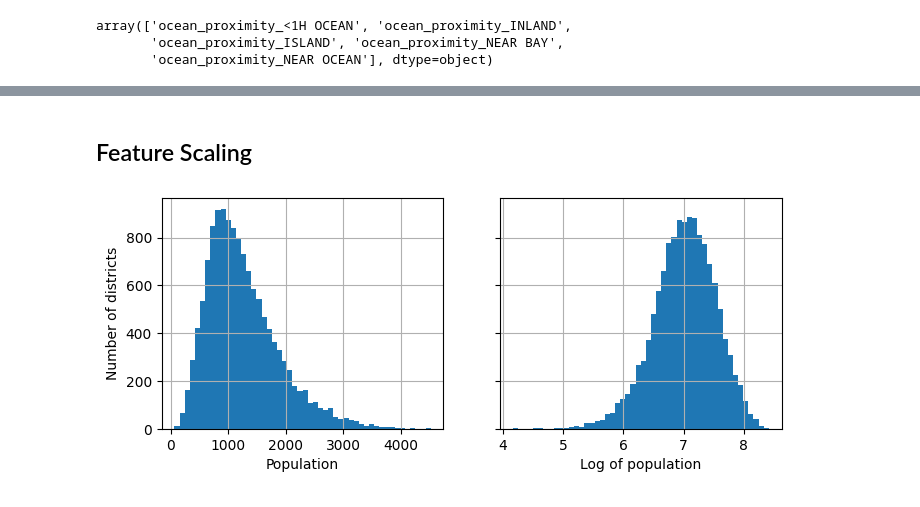
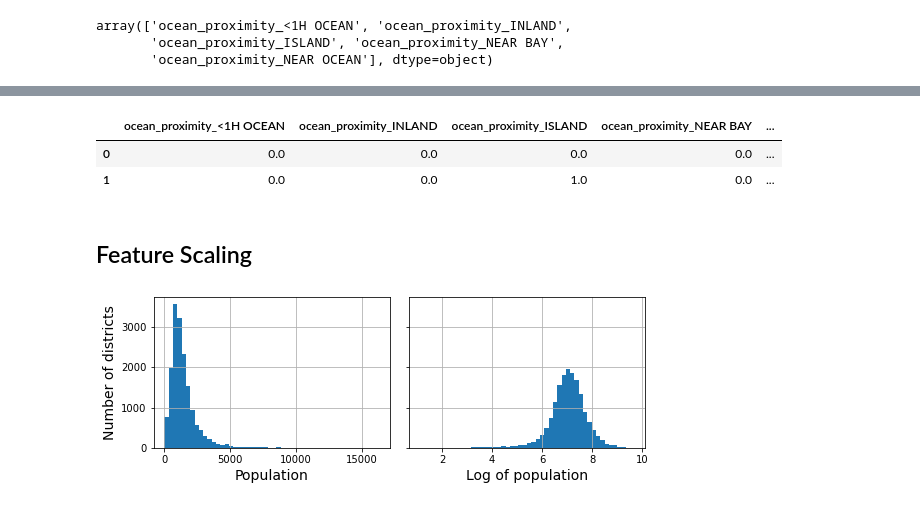
Before and after one commit to AryanS-88/Housing_data_pipeline, a Jupyter notebook: Housing.ipynb, the cells around one changed output, grey strips where cells are left out. Saved outputs shown, nothing was run; the diff lists cells and outputs as text; code cells hidden in the pictures.

```diff
--- a/Housing.ipynb
+++ b/Housing.ipynb
@@ -192,0 +173,3 @@ corr_matrix=housing.corr()
+# %%
+strat_train_set, strat_test_set = train_test_split(
+    housing, test_size=0.2, stratify=housing["income_cat"], random_state=42)
@@ -282,3 +366,2 @@ imputer = SimpleImputer(strategy="median")# imputation is only perfromed for num
 # %%
-housing_numeric=housing.select_dtypes(include=[np.number])
-imputer.fit(housing_numeric)
+housing_num = housing.select_dtypes(include=[np.number])
@@ -286,0 +368,2 @@ SimpleImputer(strategy='median')
+# %%
+imputer.fit(housing_num)
@@ -295,2 +386,2 @@ array([-118.51  ,   34.26  ,   29.    , 2123.    ,  433.    , 1162.    ,
 # %%
-X=imputer.transform(housing_numeric)
+X = imputer.transform(housing_num)
@@ -402,5 +556,11 @@ array(['ocean_proximity_<1H OCEAN', 'ocean_proximity_INLAND',
+# %%
+df_output
+# %% [output]
+|  | ocean_proximity_<1H OCEAN | ocean_proximity_INLAND | ocean_proximity_ISLAND | ocean_proximity_NEAR BAY | ... |
+| 0 | 0.0 | 0.0 | 0.0 | 0.0 | ... |
+| 1 | 0.0 | 0.0 | 1.0 | 0.0 | ... |
 # %% [markdown]
-<h2>Feature Scaling</h2>
+## Feature Scaling
 # %%
 from sklearn.preprocessing import MinMaxScaler
 
@@ -414,12 +574,12 @@ housing_num_std_scaled=std_scaler.fit_transform(housing_numeric)
 # %%
-# checking for data distribution
+# extra code – this cell generates Figure 2–17
 fig, axs = plt.subplots(1, 2, figsize=(8, 3), sharey=True)
 housing["population"].hist(ax=axs[0], bins=50)
 housing["population"].apply(np.log).hist(ax=axs[1], bins=50)
 axs[0].set_xlabel("Population")
 axs[1].set_xlabel("Log of population")
 axs[0].set_ylabel("Number of districts")
-
+save_fig("long_tail_plot")
 plt.show()
 # %% [output]
-[figure, old version]
+[figure, new version]
```
Also changed, not shown: parts of 208 cells of this notebook.
